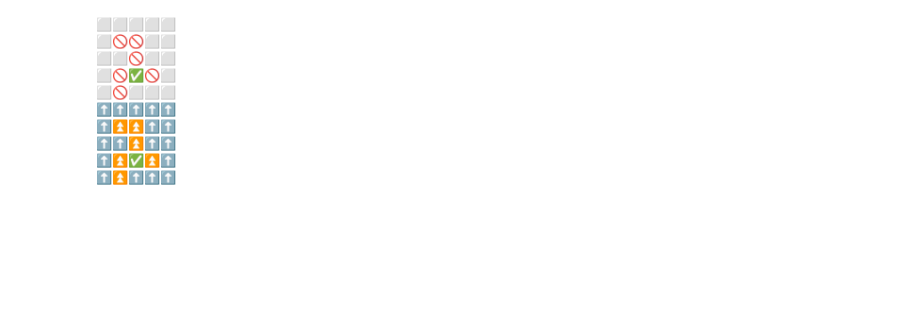
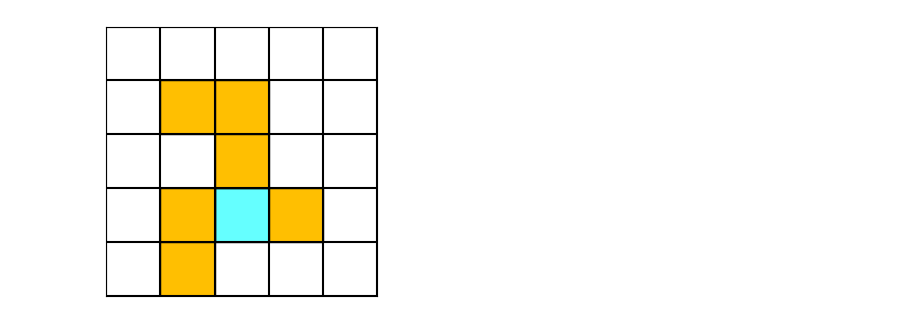
Before and after one commit to ziwenhahaha/Code-of-RL-Beginning, a Jupyter notebook: codes/4.1.value iteration.ipynb, the cells around one changed output. Saved outputs shown, nothing was run; the diff lists cells and outputs as text; code cells hidden in the pictures; blank space fills up the shorter version.

Commit message:
Optimize the display of the grid

```diff
--- a/codes/4.1.value iteration.ipynb
+++ b/codes/4.1.value iteration.ipynb
@@ -5,25 +4,12 @@ import GridWorld_v1
 # %%
 gamma = 0.9   #折扣因子，越接近0越近视
 rows = 5      #记得行数和列数这里要同步改
 columns = 5
 # gridworld = GridWorld_v1.GridWorld_v1(rows=rows, columns=columns, forbiddenAreaNums=4, targetNums=2, seed = random.randint(1,1000))
 # gridworld = GridWorld_v1.GridWorld_v1(desc = [".#",".T"])             #赵老师4-1的例子
 # gridworld = GridWorld_v1.GridWorld_v1(desc = ["##.T","...#","...."])  #随便弄的例子
-gridworld = GridWorld_v1.GridWorld_v1(forbiddenAreaScore=-10, score=1,desc = [".....",".##..","..#..",".#T#.",".#..."])
+desc = [".....",".##..","..#..",".#T#.",".#..."]
+gridworld = GridWorld_v1.GridWorld_v1(forbidden_area_score=-10, score=1,desc = desc)
 gridworld.show()
-
-value = np.zeros(rows*columns)       #初始化可以任意，也可以全0
-qtable = np.zeros((rows*columns,5))  #初始化，这里主要是初始化维数，里面的内容会被覆盖所以无所谓
-policy = np.argmax(qtable,axis=1)    #初始策略
-gridworld.showPolicy(policy)
 # %% [output]
-⬜️⬜️⬜️⬜️⬜️
-⬜️🚫🚫⬜️⬜️
-⬜️⬜️🚫⬜️⬜️
-⬜️🚫✅🚫⬜️
-⬜️🚫⬜️⬜️⬜️
-⬆️⬆️⬆️⬆️⬆️
-⬆️⏫️⏫️⬆️⬆️
-⬆️⬆️⏫️⬆️⬆️
-⬆️⏫️✅⏫️⬆️
-⬆️⏫️⬆️⬆️⬆️
+[figure, added]
```
Also changed, not shown: parts of 4 cells of this notebook, 2 other files.
